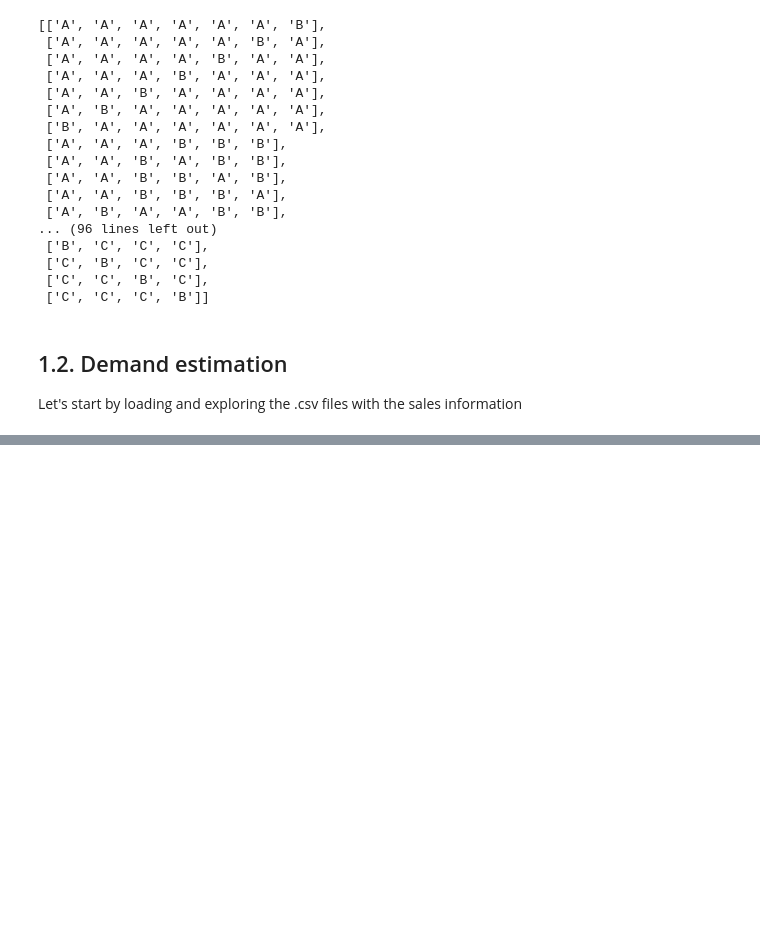
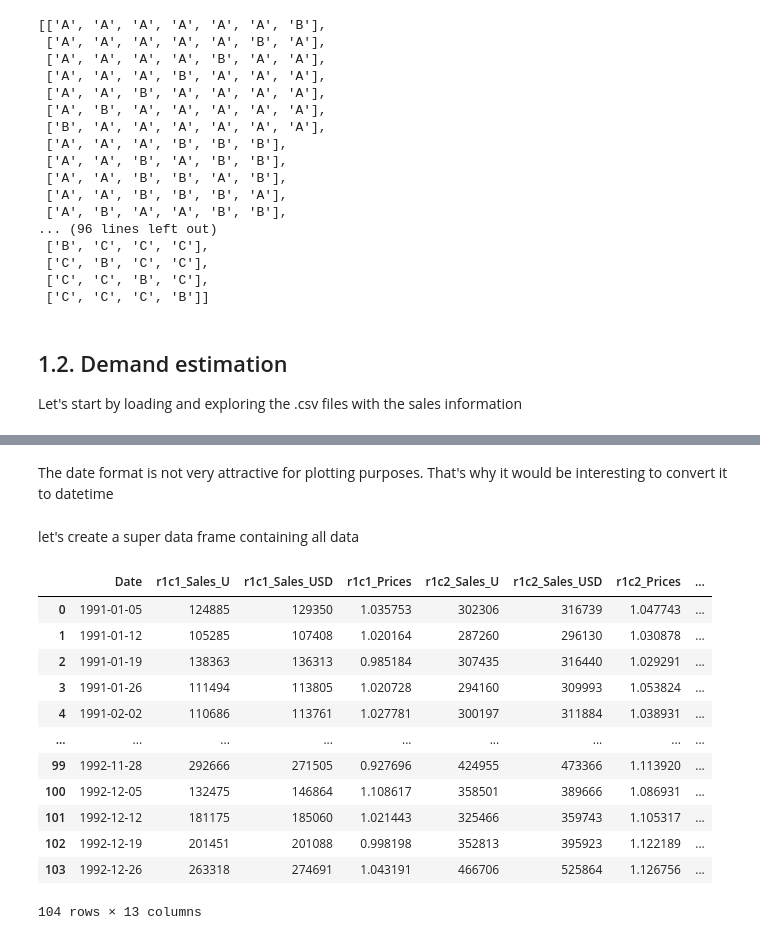
Before and after one commit to juanmelafias/exercises, a Jupyter notebook: challenge.ipynb, the cells around one changed output, grey strips where cells are left out. Drawn from its saved outputs; the diff is of its cells as text; code cells hidden in the pictures; blank space fills up the shorter version.

```diff
--- a/challenge.ipynb
+++ b/challenge.ipynb
@@ -143,0 +172,2 @@ r1c1 =  pd.read_csv('region')
+# %% [markdown]
+The date format is not very attractive for plotting purposes. That's why it would be interesting to convert it to datetime
@@ -143,0 +189,2 @@ r1c1 =  pd.read_csv('region')
+# %% [markdown]
+let's create a super data frame containing all data
@@ -143,0 +199,16 @@ r1c1 =  pd.read_csv('region')
+# %%
+super_df.fillna(0)
+# %% [output]
+|  | Date | r1c1_Sales_U | r1c1_Sales_USD | r1c1_Prices | r1c2_Sales_U | r1c2_Sales_USD | r1c2_Prices | ... |
+| 0 | 1991-01-05 | 124885 | 129350 | 1.035753 | 302306 | 316739 | 1.047743 | ... |
+| 1 | 1991-01-12 | 105285 | 107408 | 1.020164 | 287260 | 296130 | 1.030878 | ... |
+| 2 | 1991-01-19 | 138363 | 136313 | 0.985184 | 307435 | 316440 | 1.029291 | ... |
+| 3 | 1991-01-26 | 111494 | 113805 | 1.020728 | 294160 | 309993 | 1.053824 | ... |
+| 4 | 1991-02-02 | 110686 | 113761 | 1.027781 | 300197 | 311884 | 1.038931 | ... |
+| ... | ... | ... | ... | ... | ... | ... | ... | ... |
+| 99 | 1992-11-28 | 292666 | 271505 | 0.927696 | 424955 | 473366 | 1.113920 | ... |
+| 100 | 1992-12-05 | 132475 | 146864 | 1.108617 | 358501 | 389666 | 1.086931 | ... |
+| 101 | 1992-12-12 | 181175 | 185060 | 1.021443 | 325466 | 359743 | 1.105317 | ... |
+| 102 | 1992-12-19 | 201451 | 201088 | 0.998198 | 352813 | 395923 | 1.122189 | ... |
+| 103 | 1992-12-26 | 263318 | 274691 | 1.043191 | 466706 | 525864 | 1.126756 | ... |
+104 rows × 13 columns
```
Also changed, not shown: parts of 39 cells of this notebook.
